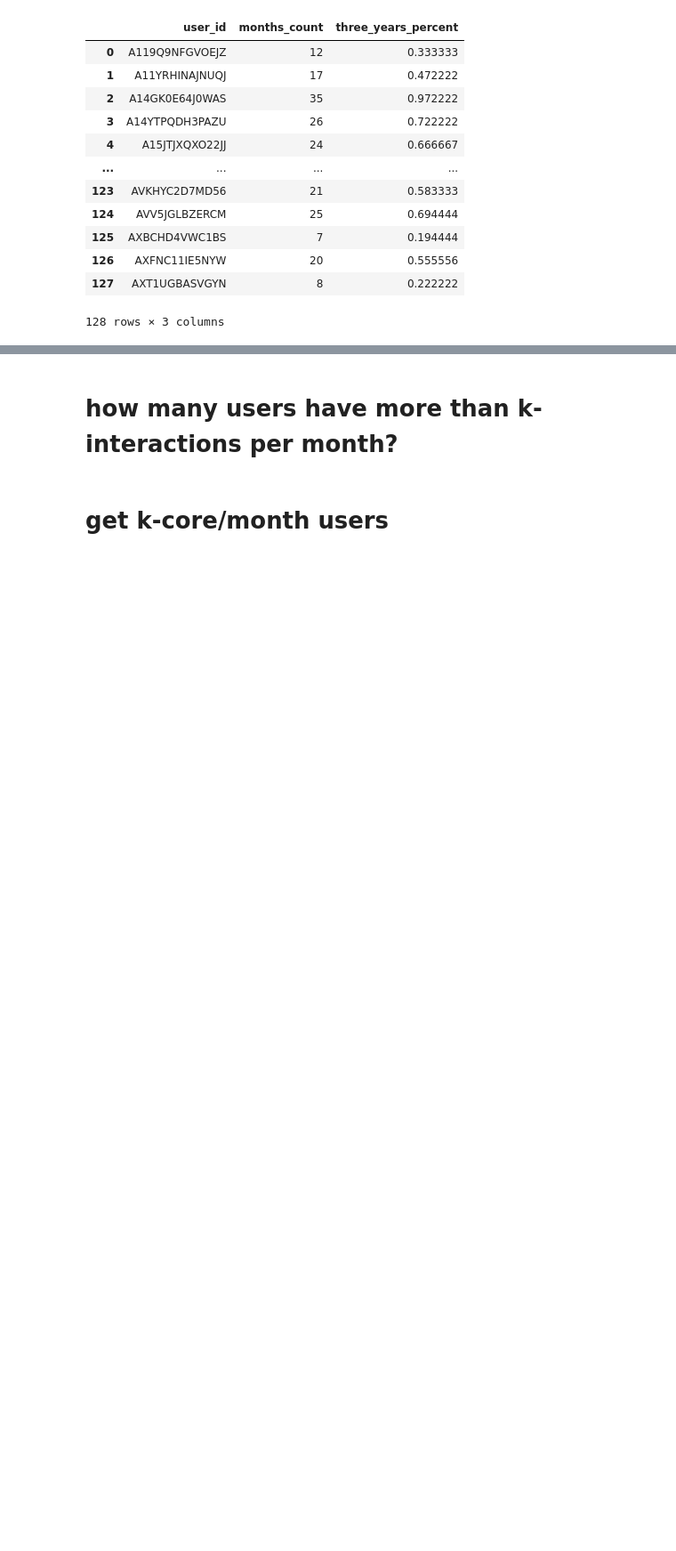
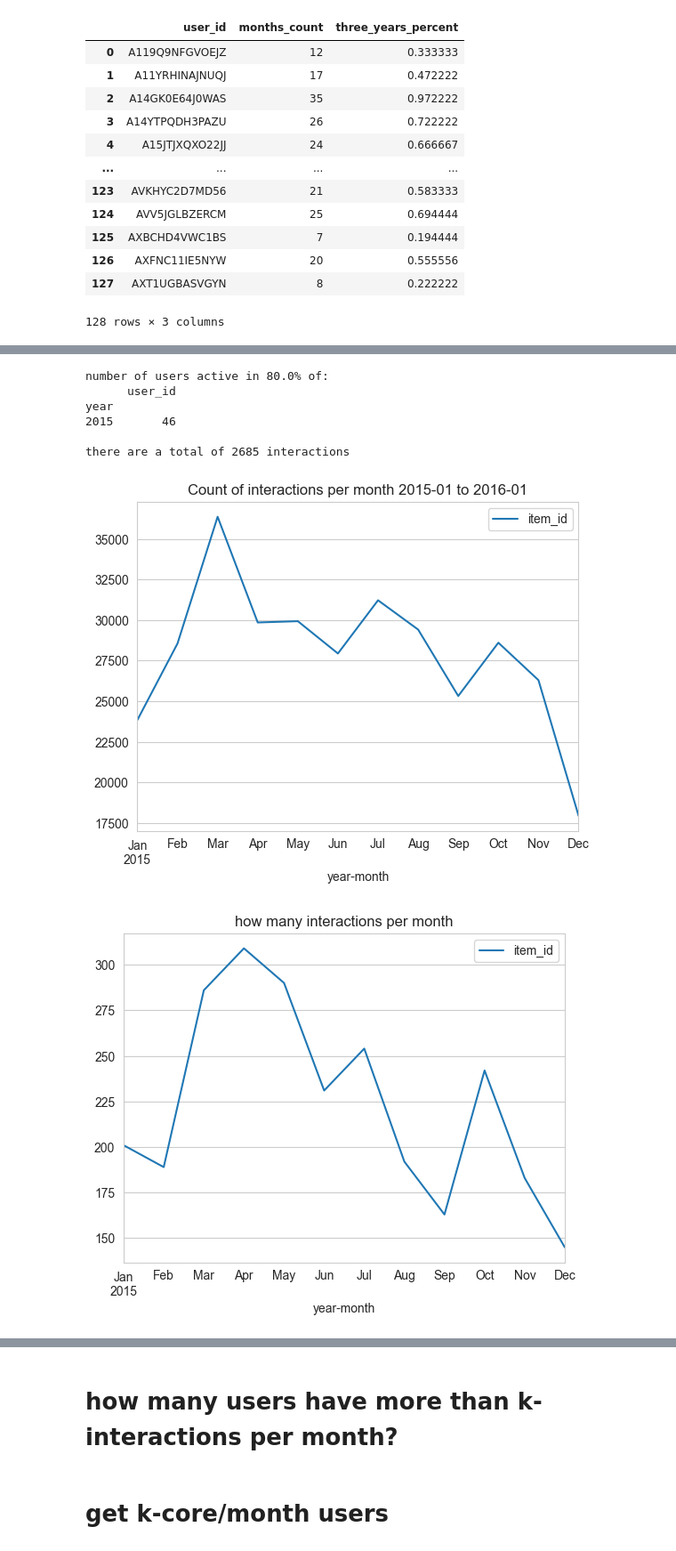
Before and after one commit to mariajoaolavoura/measuring_forgetting, a Jupyter notebook: notebooks/ADM - eda.ipynb, the cells around one changed output, grey strips where cells are left out. Shown: that part at 89% size. Drawn from its saved outputs; the diff is of its cells as text; code cells hidden in the pictures; blank space fills up the shorter version.

```diff
--- a/notebooks/ADM - eda.ipynb
+++ b/notebooks/ADM - eda.ipynb
@@ -312,0 +358,11 @@ _
+# %%
+full_year_activity_users(['2015-01','2016-01'], 0.8, data_clean, item_col)
+# %% [output]
+number of users active in 80.0% of:
+      user_id
+year
+2015       46
+
+there are a total of 2685 interactions
+[figure, added]
+[figure, added]
```
Also changed, not shown: parts of 15 cells of this notebook, 21 other files.
